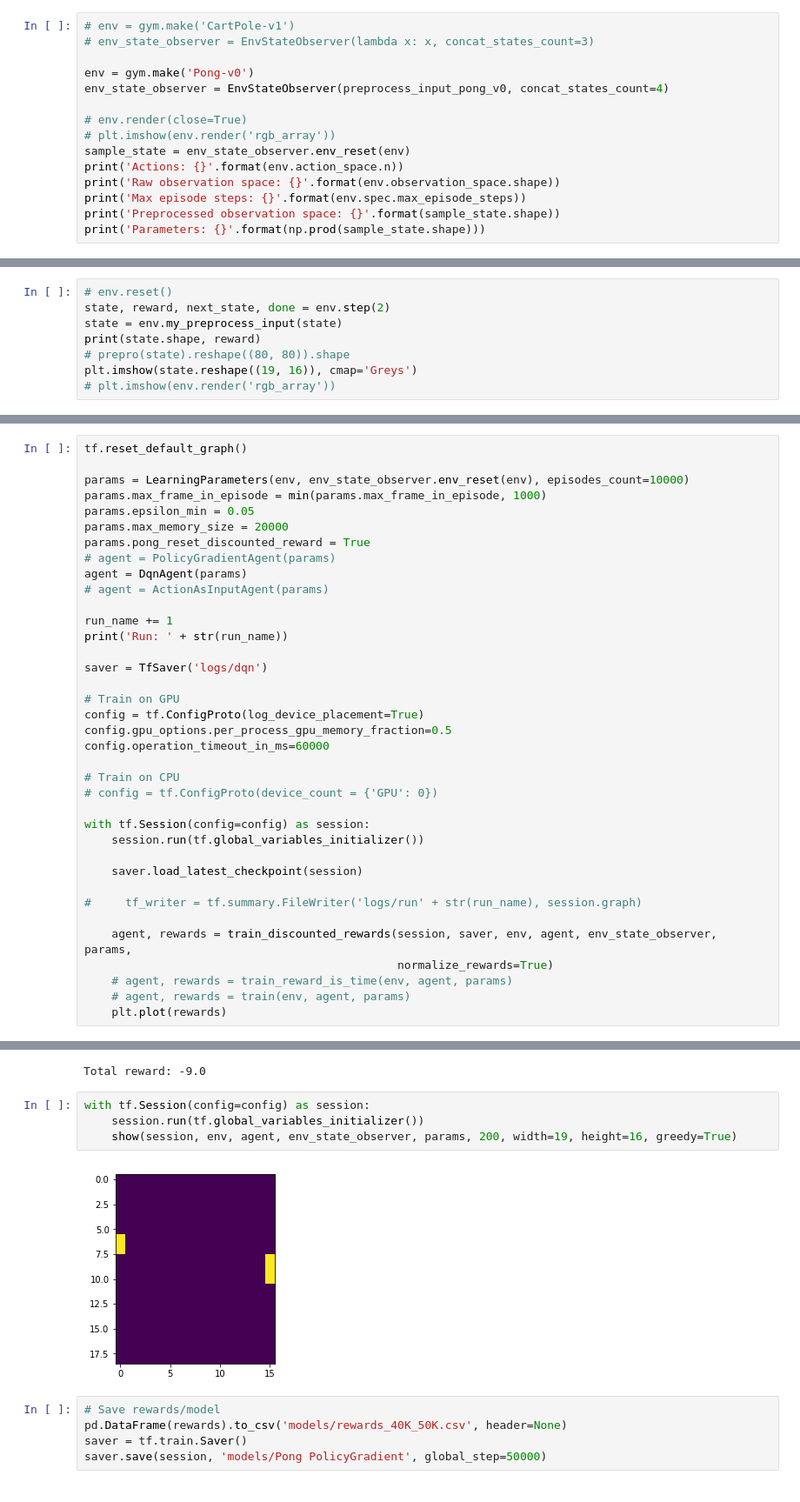
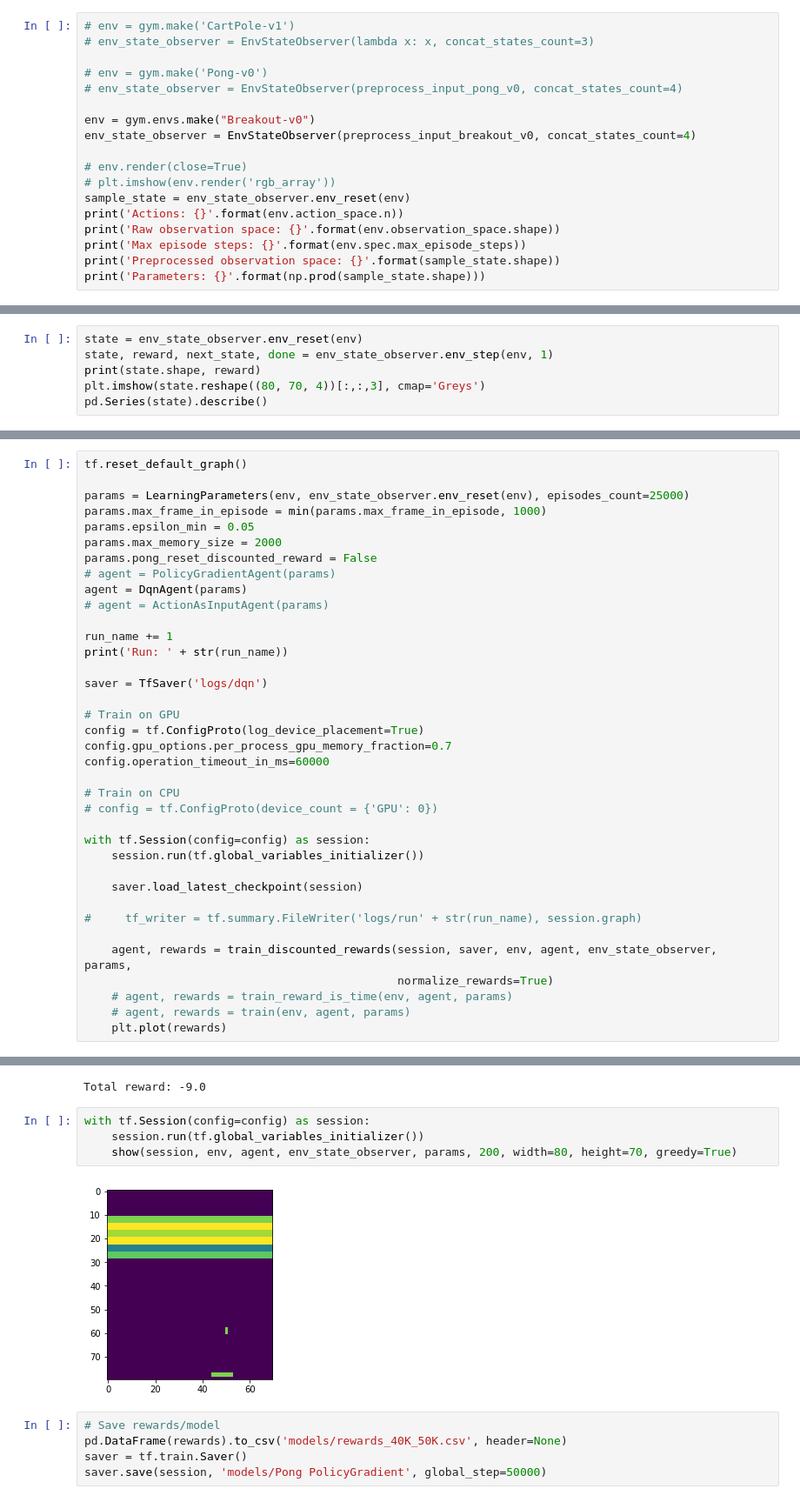
Before and after one commit to omikad/studying-ml, a Jupyter notebook: RL/gymbook.ipynb, the cells around one changed output, grey strips where cells are left out. Shown at 87% size. Saved outputs shown, nothing was run; the diff lists cells and outputs as text.

```diff
--- a/RL/gymbook.ipynb
+++ b/RL/gymbook.ipynb
@@ -227,8 +240,11 @@ class DqnAgent:
 # env = gym.make('CartPole-v1')
 # env_state_observer = EnvStateObserver(lambda x: x, concat_states_count=3)
 
-env = gym.make('Pong-v0')
-env_state_observer = EnvStateObserver(preprocess_input_pong_v0, concat_states_count=4)
+# env = gym.make('Pong-v0')
+# env_state_observer = EnvStateObserver(preprocess_input_pong_v0, concat_states_count=4)
+
+env = gym.envs.make("Breakout-v0")
+env_state_observer = EnvStateObserver(preprocess_input_breakout_v0, concat_states_count=4)
 
 # env.render(close=True)
 # plt.imshow(env.render('rgb_array'))
@@ -248,8 +264,6 @@ Parameters: 1216
 # %%
-# env.reset()
-state, reward, next_state, done = env.step(2)
-state = env.my_preprocess_input(state)
+state = env_state_observer.env_reset(env)
+state, reward, next_state, done = env_state_observer.env_step(env, 1)
 print(state.shape, reward)
-# prepro(state).reshape((80, 80)).shape
-plt.imshow(state.reshape((19, 16)), cmap='Greys')
-# plt.imshow(env.render('rgb_array'))
+plt.imshow(state.reshape((80, 70, 4))[:,:,3], cmap='Greys')
+pd.Series(state).describe()
@@ -256,11 +282,11 @@ plt.imshow(state.reshape((19, 16)), cmap='Greys')
 # %%
 tf.reset_default_graph()
 
-params = LearningParameters(env, env_state_observer.env_reset(env), episodes_count=10000)
+params = LearningParameters(env, env_state_observer.env_reset(env), episodes_count=25000)
 params.max_frame_in_episode = min(params.max_frame_in_episode, 1000)
 params.epsilon_min = 0.05
-params.max_memory_size = 20000
-params.pong_reset_discounted_reward = True
+params.max_memory_size = 2000
+params.pong_reset_discounted_reward = False
 # agent = PolicyGradientAgent(params)
 agent = DqnAgent(params)
 # agent = ActionAsInputAgent(params)
@@ -272,7 +298,7 @@ saver = TfSaver('logs/dqn')
 
 # Train on GPU
 config = tf.ConfigProto(log_device_placement=True)
-config.gpu_options.per_process_gpu_memory_fraction=0.5
+config.gpu_options.per_process_gpu_memory_fraction=0.7
 config.operation_timeout_in_ms=60000
 
 # Train on CPU
@@ -323,9 +357,9 @@ Total reward: -9.0
 # %%
 with tf.Session(config=config) as session:
     session.run(tf.global_variables_initializer())
-    show(session, env, agent, env_state_observer, params, 200, width=19, height=16, greedy=True)
+    show(session, env, agent, env_state_observer, params, 200, width=80, height=70, greedy=True)
 # %% [output]
-[figure, old version]
+[figure, new version]
 # %%
 # Save rewards/model
 pd.DataFrame(rewards).to_csv('models/rewards_40K_50K.csv', header=None)
```
Also changed, not shown: parts of 4 cells of this notebook, 2 other files.
